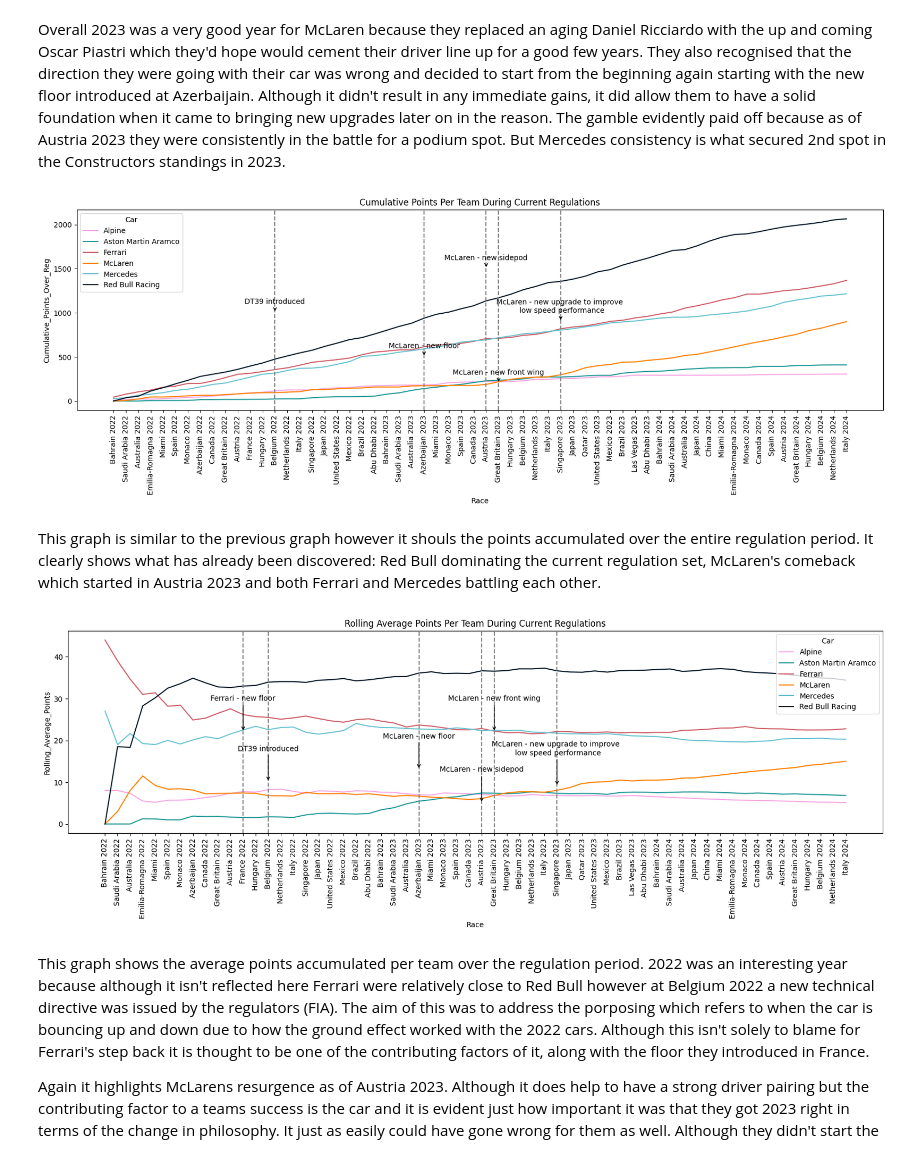
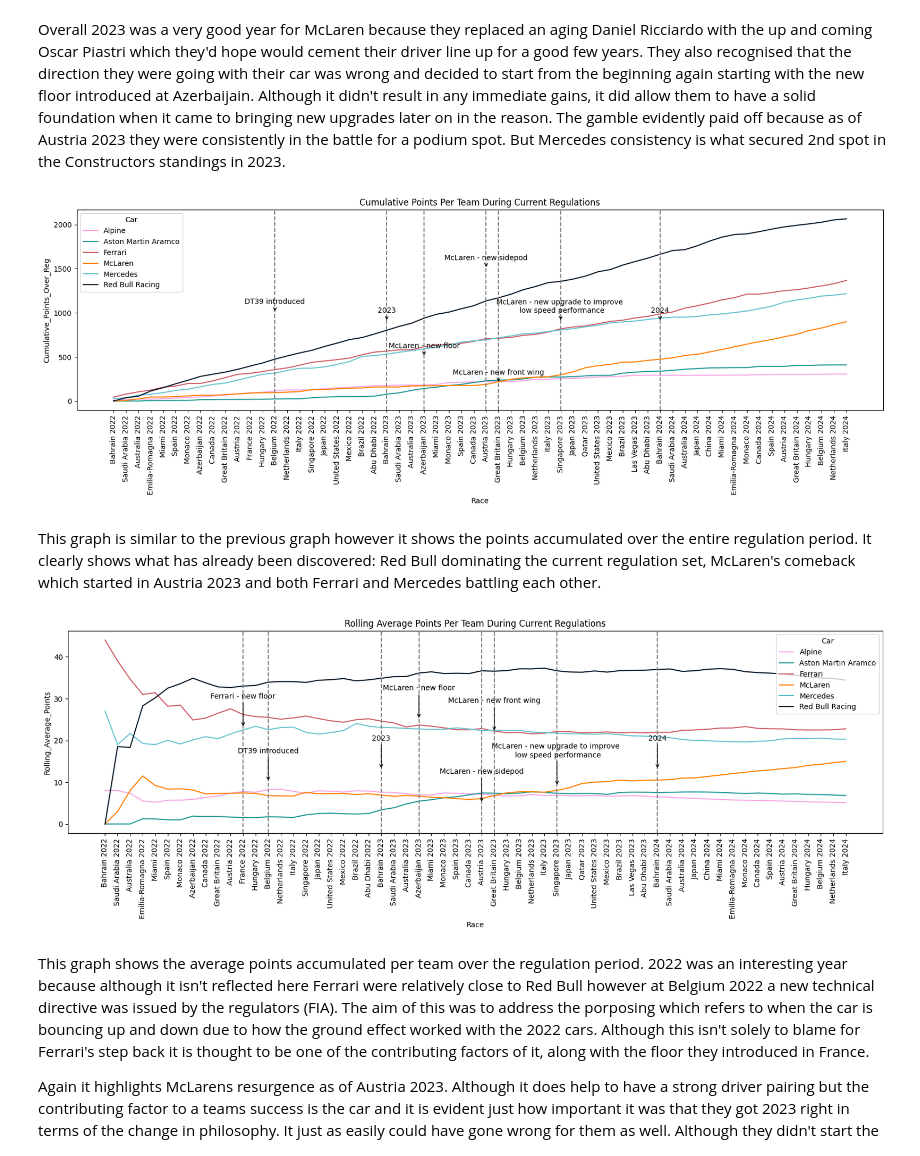
Before and after one commit to hiran97/f1-championship-tracker, a Jupyter notebook: F1 Championship Tracker.ipynb, the cells around one changed output. Drawn from its saved outputs; the diff is of its cells as text; code cells hidden in the pictures.

Commit message:
Modified graphs

```diff
--- a/F1 Championship Tracker.ipynb
+++ b/F1 Championship Tracker.ipynb
@@ -592,11 +592,11 @@ plt.show()
 # %% [markdown]
 Overall 2023 was a very good year for McLaren because they replaced an aging Daniel Ricciardo with the up and coming Oscar Piastri which they'd hope would cement their driver line up for a good few years. They also recognised that the direction they were going with their car was wrong and decided to start from the beginning again starting with the new floor introduced at Azerbaijain. Although it didn't result in any immediate gains, it did allow them to have a solid foundation when it came to bringing new upgrades later on in the reason. The gamble evidently paid off because as of Austria 2023 they were consistently in the battle for a podium spot. But Mercedes consistency is what secured 2nd spot in the Constructors standings in 2023.
 # %%
-key_races = ['Belgium 2022','Azerbaijan 2023', 'Austria 2023', 'Great Britain 2023', 'Singapore 2023']
-events = ['DT39 introduced', 'McLaren - new floor', 'McLaren - new sidepod','McLaren - new front wing', 'McLaren - new upgrade to improve \n low speed performance']
+key_races = ['Belgium 2022', 'Bahrain 2023', 'Azerbaijan 2023', 'Austria 2023', 'Great Britain 2023', 'Singapore 2023', 'Bahrain 2024']
+events = ['DT39 introduced', '2023', 'McLaren - new floor', 'McLaren - new sidepod','McLaren - new front wing', 'McLaren - new upgrade to improve \n low speed performance', '2024']
 
-y_positions = [1000, 500, 1500, 200, 900]  # Custom Y positions for each event
-rotations = [0, 0, 0, 0, 0]  # Custom rotation angles for each annotation
+y_positions = [1000, 900, 500, 1500, 200, 900, 900]  # Custom Y positions for each event
+rotations = [0, 0, 0, 0, 0, 0, 0]  # Custom rotation angles for each annotation
 
 plt.figure(figsize= (20, 5))
 
@@ -614,33 +614,33 @@ plt.xticks(rotation = 90)
 
 plt.show()
 # %% [output]
-[figure, old version]
+[figure, new version]
 # %% [markdown]
-This graph is similar to the previous graph however it shouls the points accumulated over the entire regulation period. It clearly shows what has already been discovered: Red Bull dominating the current regulation set, McLaren's comeback which started in Austria 2023 and both Ferrari and Mercedes battling each other.
+This graph is similar to the previous graph however it shows the points accumulated over the entire regulation period. It clearly shows what has already been discovered: Red Bull dominating the current regulation set, McLaren's comeback which started in Austria 2023 and both Ferrari and Mercedes battling each other.
 # %%
-key_races = ['France 2022', 'Belgium 2022', 'Azerbaijan 2023', 'Austria 2023', 'Great Britain 2023', 'Singapore 2023']
-events = ['Ferrari - new floor', 'DT39 introduced', 'McLaren - new floor', 'McLaren - new sidepod','McLaren - new front wing', 'McLaren - new upgrade to improve \n low speed performance']
+key_races = ['France 2022', 'Belgium 2022', 'Bahrain 2023', 'Azerbaijan 2023', 'Austria 2023', 'Great Britain 2023', 'Singapore 2023', 'Bahrain 2024']
+events = ['Ferrari - new floor', 'DT39 introduced', '2023', 'McLaren - new floor', 'McLaren - new sidepod','McLaren - new front wing', 'McLaren - new upgrade to improve \n low speed performance', '2024']
 
-y_positions = [22, 10, 13, 5, 22, 9]  # Custom Y positions for each event
-rotations = [0, 0, 0, 0, 0, 0]  # Custom rotation angles for each annotation
+y_positions = [23, 10, 13, 25, 5, 22, 9, 13]  # Custom Y positions for each event
+rotations = [0, 0, 0, 0, 0, 0, 0, 0]  # Custom rotation angles for each annotation
 
 plt.figure(figsize= (20, 5))
 
 sns.lineplot(data = mclaren,x = 'Race', y = 'Rolling_Average_Points',hue = 'Car', palette = colour_palette)
 
 for race, event, y_pos, rotation in zip(key_races, events, y_positions, rotations):
     plt.axvline(x=race, color='grey', linestyle='--', ymin=0, ymax=1)  # Add vertical line
-    plt.annotate(event, xy=(race, y_pos), xytext=(race, y_pos + 7.5),  # Adjust y position
+    plt.annotate(event, xy=(race, y_pos), xytext=(race, y_pos + 7),  # Adjust y position
                  arrowprops=dict(facecolor='black', arrowstyle='->'),
                  horizontalalignment='center', rotation=rotation)  # Customize rotation
 
 plt.title('Rolling Average Points Per Team During Current Regulations')
 
 plt.xticks(rotation = 90)
 
 plt.show()
 # %% [output]
-[figure, old version]
+[figure, new version]
 # %% [markdown]
 This graph shows the average points accumulated per team over the regulation period. 2022 was an interesting year because although it isn't reflected here Ferrari were relatively close to Red Bull however at Belgium 2022 a new technical directive was issued by the regulators (FIA). The aim of this was to address the porposing which refers to when the car is bouncing up and down due to how the ground effect worked with the 2022 cars. Although this isn't solely to blame for Ferrari's step back it is thought to be one of the contributing factors of it, along with the floor they introduced in France.
 
```
